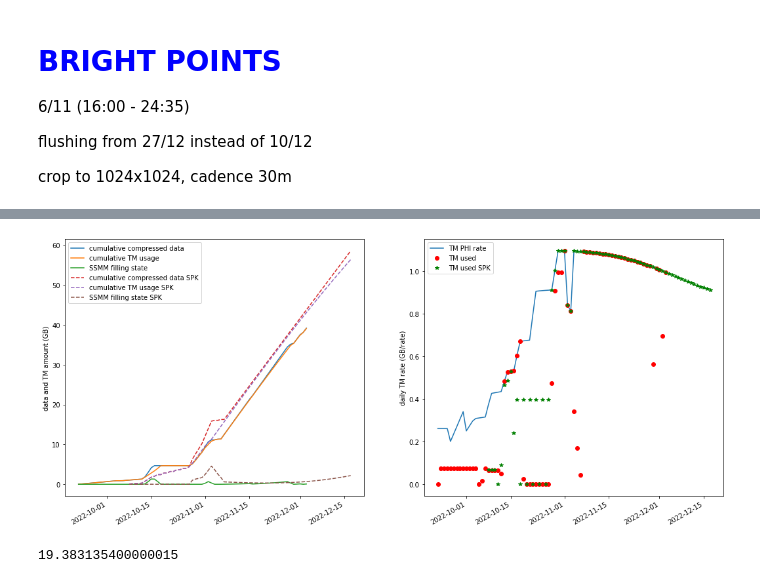
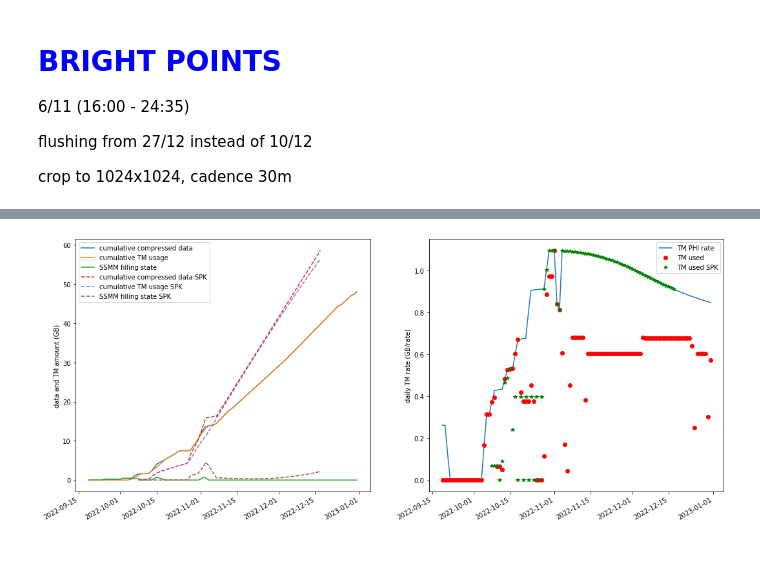
Before and after one commit to dcalc/PHI_TMtool, a Jupyter notebook: NMP1_RSW456_new.ipynb, the cells around one changed output, grey strips where cells are left out. Drawn from its saved outputs; the diff is of its cells as text; code cells hidden in the pictures; blank space fills up the shorter version.

```diff
--- a/NMP1_RSW456_new.ipynb
+++ b/NMP1_RSW456_new.ipynb
@@ -173,3 +258,8 @@ def synoptic_raw(mode,t0,t1,cadence,shape,nbits,i,format = False):
+# %%
+id0 = np.argmin(np.abs(TM['date']-DT(2022,9,23,0,0,0)))
+id1 = np.argmin(np.abs(TM['date']-DT(2022,10,4,0,0,0)))
+# TM['date'][id1]
+TM['tm_rate'][id0-1:id1+1] = 0
 # %%
 plt.figure(figsize=(8,6))
 plt.plot(TM['date'], (TM['tm_rate']*TM['duration'])/8/1e6)#; plt.ylim(0,5000)
@@ -192 +276,5 @@ TF = 0 # time for flushing
+# %%
+PHI = PHI_MEMORY(DT(2022,9,19,0,0,0))
+
+max_flush = 700
 # %% [markdown]
@@ -194,8 +281,0 @@ TF = 0 # time for flushing
-# %%
-PHI = PHI_MEMORY(DT(2022,9,22,0,0,0))
-SYN = PHI_MODE('FDT')
-t0 = DT(2022,9,23,0,0,0)
-t1 = DT(2022,10,5,0,0,0)
-synoptic(SYN,t0,t1,3*60,(2048,1536,4,6),5,6,1,False)
-plot_tot(PHI,ylim=(0,250))
-printp(SYN)
@@ -1133,0 +1377,5 @@ final_plot(PHI,TM)
+# %%
+for i in range(0,np.size(newc1)):
+    print(times[i],'\t',round((newc1[i]+newc2[i])*1e9/2**20,0))
+# times[17]
+# newc1[17]
@@ -1242,10 +1508,10 @@ plt.legend()
 
 from scipy.interpolate import interp1d
 
-temp = np.asarray([65,65,65,0,85,445,465,515,220,380,0,380,0,380,0,380,0,380,0,380,1850,1222,1222,1222,1788,1788,1788,203,0,205,0]+[1008]*40)*2**20/1e9
+temp = np.asarray([708,0,0,0,515,0,40,65,65,65,85,445,465,515,220,380,0,380,0,380,0,380,0,380,0,380,1850,1222,1222,1222,1788,1788,1788,203,0,205,0]+[1008]*40)*2**20/1e9
 
 # final_plot(PHI,TM)
-starttime = DT(2022,10,8,0,0,0)
+starttime = DT(2022,10,2,0,0,0)
 endtime = DT(2022,12,17,0,0,0)
 d1 = np.asarray(PHI.part1.history['start'])
 d2 = np.asarray(PHI.part2.history['start'])
@@ -1272,35 +1538,31 @@ ynew = f(xnew)/8e9
 ynew[times<datetime.date(2022,4,1)] *= .2
 ynew[np.logical_and(times>=datetime.date(2022,4,1), times<datetime.date(2022,10,1))] *= .3
 ynew[times>=datetime.date(2022,10,1)] *= .2
 
 tm_used = np.zeros(times.size)
 down = 0#np.zeros(times.size)
 for i in range(times.size):
     if temp[i] > 0:
         tm_used[i] = min(ynew[i],np.sum(temp[:i+1]) - tm_used[:i].sum())
         down = max(0,np.sum(temp[:i+1] - tm_used[:i+1]))
     else:
         if down > 0:
             tm_used[i] = min(ynew[i],np.sum(temp[:i+1]) - tm_used[:i].sum())
             down = max(0,np.sum(temp[:i+1]- tm_used[:i+1]))
 
 plt.subplot(121)
 plt.ylabel('data and TM amount (GB)')
 plt.plot(times,np.cumsum(temp),'--',label='cumulative compressed data SPK')
 plt.plot(times,np.cumsum(tm_used),'--',label='cumulative TM usage SPK')
 plt.plot(times,np.cumsum(temp)-np.cumsum(tm_used),'--',label='SSMM filling state SPK')
 plt.legend()
 
 plt.subplot(122)
 plt.ylabel('daily TM rate (GB/rate)')
 # plt.plot(times,ynew,'--',label='TM PHI rate SPK')
 plt.plot(times,tm_used,'g*',label='TM used SPK')
 plt.legend()
 
 plt.gcf().autofmt_xdate()
 # %% [output]
-[figure, old version]
+[figure, new version]
-# %%
-np.sum(temp) - np.sum(newc1+newc2)
-# %% [output]
-19.383135400000015
```
Also changed, not shown: parts of 50 cells of this notebook, 2 other files.
